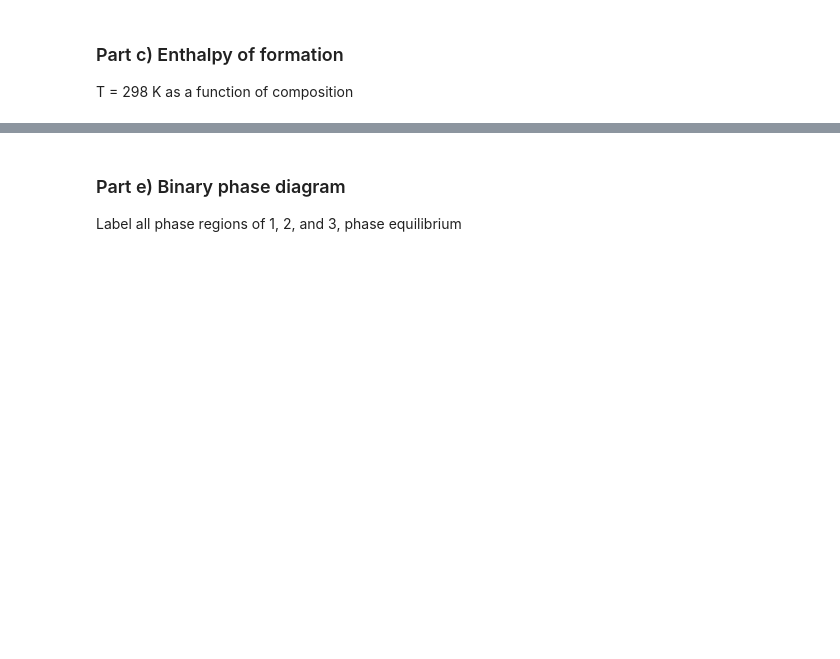
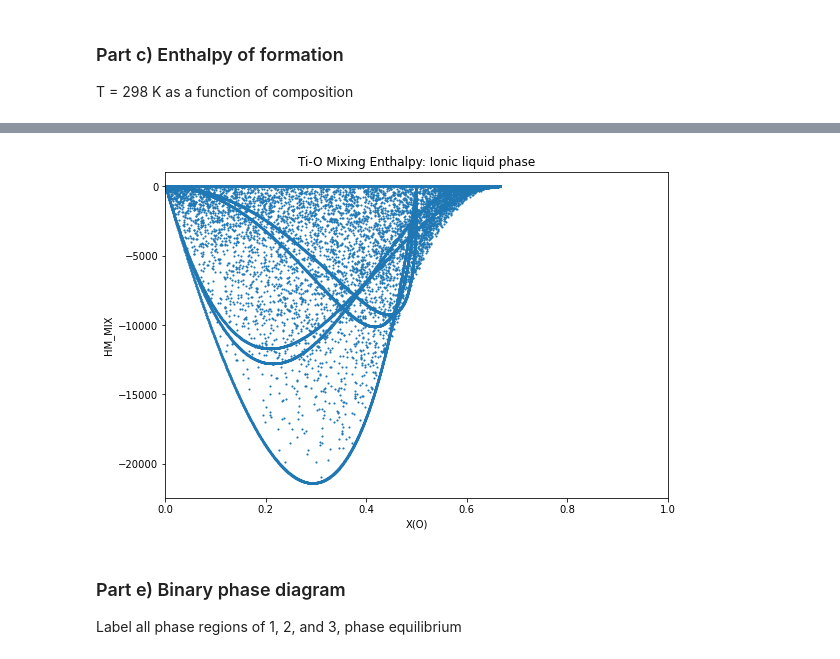
Before and after one commit to jkboualavong/MATSE580-pycalphad, a Jupyter notebook: Homework2/TiO Properties.ipynb, the cells around one changed output, grey strips where cells are left out. Drawn from its saved outputs; the diff is of its cells as text; code cells hidden in the pictures; blank space fills up the shorter version.

```diff
--- a/Homework2/TiO Properties.ipynb
+++ b/Homework2/TiO Properties.ipynb
@@ -223,3 +271,24 @@ T = 298 K as a function of composition
+# %%
+from pycalphad import Database, calculate
+import matplotlib.pyplot as plt
+
+dbf = Database("TiO_Complete.tdb")
+comps = ["TI", "O", "VA"]
+
+# Calculate HMR for the Chi at 2800 K from X(RE)=0 to X(RE)=1
+result = calculate(dbf, comps, "I_LIQUID", P=101325, T=2500, output='HM_MIX')
+
+# Plot
+fig = plt.figure(figsize=(9,6))
+ax = fig.gca()
+ax.scatter(result.X.sel(component='O'), result.HM_MIX, marker='.', s=5, label='I_LIQUID')
+ax.set_xlim((0, 1))
+ax.set_xlabel('X(O)')
+ax.set_ylabel('HM_MIX')
+ax.set_title('Ti-O Mixing Enthalpy: Ionic liquid phase')
+plt.show()
+# %% [output]
+[figure, added]
 # %% [markdown]
 ### Part e) Binary phase diagram
 Label all phase regions of 1, 2, and 3, phase equilibrium
```
Also changed, not shown: parts of 4 cells of this notebook.
